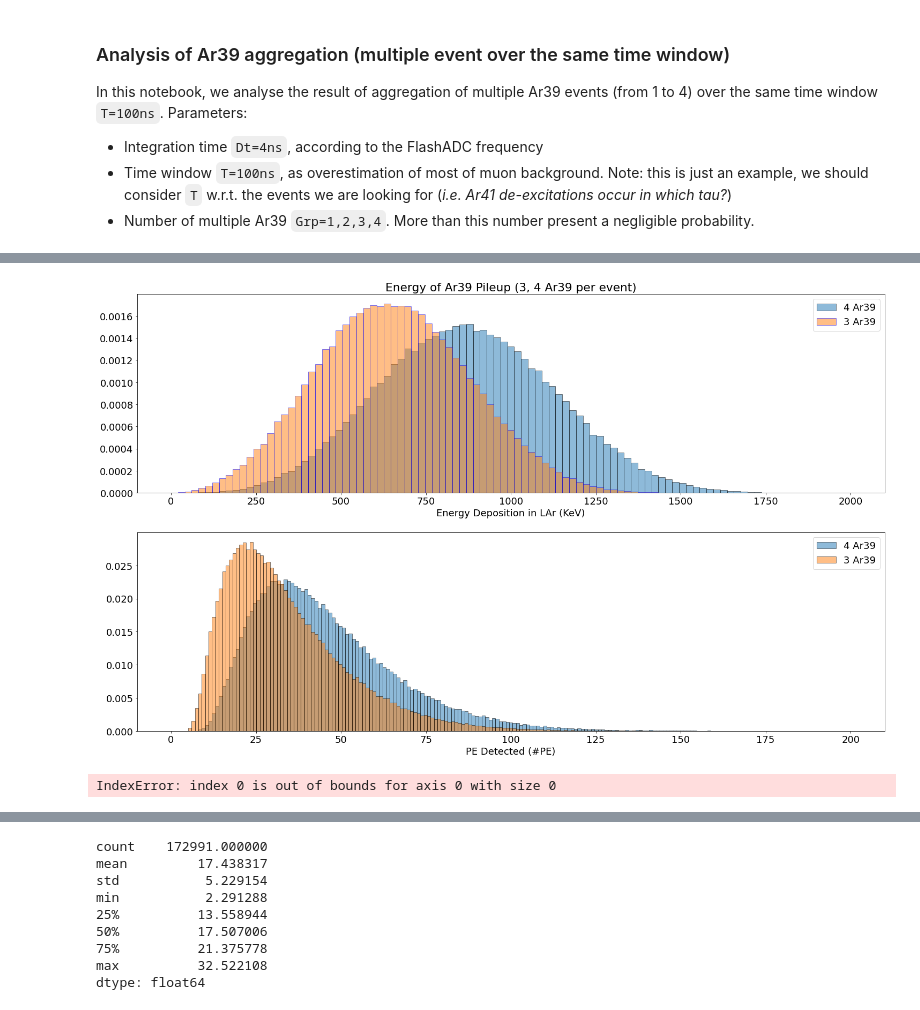
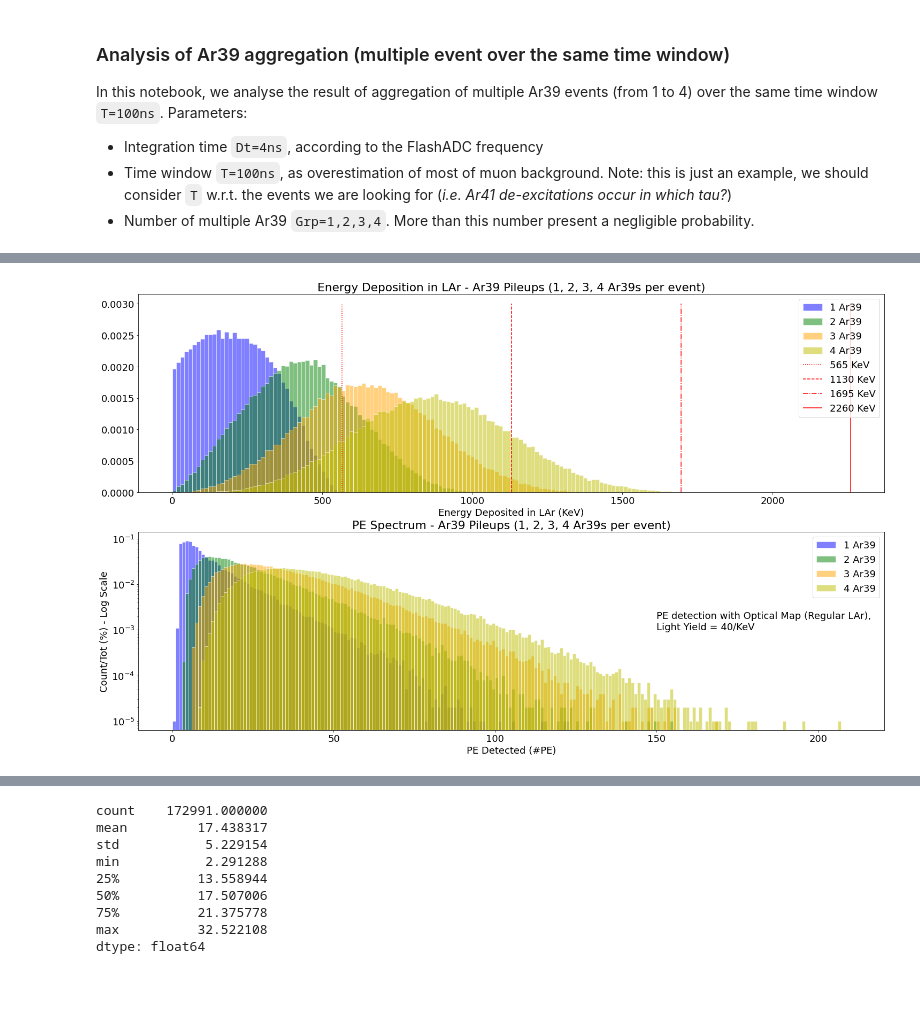
Before and after one commit to luigiberducci/ML4NP, a Jupyter notebook: Notebooks/ComparisonAr39Pileups/analysis_pileups_1_2_3_4_ar39_over_100ns.ipynb, the cells around one changed output, grey strips where cells are left out. Cells and saved outputs as stored; diff of their text form; code cells hidden in the pictures.

```diff
--- a/Notebooks/ComparisonAr39Pileups/analysis_pileups_1_2_3_4_ar39_over_100ns.ipynb
+++ b/Notebooks/ComparisonAr39Pileups/analysis_pileups_1_2_3_4_ar39_over_100ns.ipynb
@@ -64,24 +56,0 @@ groupby_event_df3 = df3.groupby("eventnumber").sum()
-# %%
-plt.subplot(2,1,1)
-plt.title("Energy of Ar39 Pileup (3, 4 Ar39 per event)")
-bins = np.linspace(0, 2000, 100)
-plt.hist(groupby_event_df4.energydeposition, bins=bins, label="4 Ar39", density=True, edgecolor='k', alpha=0.5)
-plt.hist(groupby_event_df3.energydeposition, bins=bins, label="3 Ar39", density=True, edgecolor='b', alpha=0.5)
-plt.xlabel("Energy Deposition in LAr (KeV)")
-plt.legend()
-
-plt.subplot(2,1,2)
-bins = np.linspace(0, 200, 200)
-plt.hist(groupby_event_df4.pedetected, bins=bins, label="4 Ar39", density=True, edgecolor='k', alpha=0.5)
-plt.hist(groupby_event_df3.pedetected, bins=bins, label="3 Ar39", density=True, edgecolor='k', alpha=0.5)
-plt.xlabel("PE Detected (#PE)")
-plt.legend()
-plt.show()
-# %% [output]
-[figure, removed]
-# %%
-#TODO: iterrows, for each row pick min max index of active slice (#ops > 0)
-#then, compute difference between the min of minimums, and max of maximum
-np.nonzero([df.iloc[0, 3:]])[1][0]
-# %% [output]
-IndexError: index 0 is out of bounds for axis 0 with size 0
@@ -90,0 +57,33 @@ std_event_df4 = groupby_event_df4.apply(lambda row: np.std(np.nonzero([row[2:]])
+# %%
+alpha=0.5
+ar39_max_energy = 565
+
+plt.subplot(2,1,1)
+plt.title("Energy Deposition in LAr - Ar39 Pileups (1, 2, 3, 4 Ar39s per event)")
+bins = np.linspace(0, 2000, 150)
+plt.hist(groupby_event_df1.energydeposition, bins=bins, label="1 Ar39", density=True, color='b', edgecolor='w', alpha=alpha)
+plt.hist(groupby_event_df2.energydeposition, bins=bins, label="2 Ar39", density=True, color='g', edgecolor='w', alpha=alpha)
+plt.hist(groupby_event_df3.energydeposition, bins=bins, label="3 Ar39", density=True, color='orange', edgecolor='w', alpha=alpha)
+plt.hist(groupby_event_df4.energydeposition, bins=bins, label="4 Ar39", density=True, color='y', edgecolor='w', alpha=alpha)
+plt.vlines(x=1 * ar39_max_energy, ymin=0, ymax=0.003, color='r', linestyles='dotted', label="{} KeV".format(ar39_max_energy))
+plt.vlines(x=2 * ar39_max_energy, ymin=0, ymax=0.003, color='r', linestyles='dashed', label="{} KeV".format(2*ar39_max_energy))
+plt.vlines(x=3 * ar39_max_energy, ymin=0, ymax=0.003, color='r', linestyles='dashdot', label="{} KeV".format(3*ar39_max_energy))
+plt.vlines(x=4 * ar39_max_energy, ymin=0, ymax=0.003, color='r', linestyles='solid', label="{} KeV".format(4*ar39_max_energy))
+plt.xlabel("Energy Deposited in LAr (KeV)")
+plt.legend()
+
+plt.subplot(2,1,2)
+bins = np.linspace(0, 210, 211)
+plt.hist(groupby_event_df1.pedetected, bins=bins, label="1 Ar39", density=True, color='b', edgecolor='w', alpha=alpha)
+plt.hist(groupby_event_df2.pedetected, bins=bins, label="2 Ar39", density=True, color='g', edgecolor='w', alpha=alpha)
+plt.hist(groupby_event_df3.pedetected, bins=bins, label="3 Ar39", density=True, color='orange', edgecolor='w', alpha=alpha)
+plt.hist(groupby_event_df4.pedetected, bins=bins, label="4 Ar39", density=True, color='y', edgecolor='w', alpha=alpha)
+plt.title("PE Spectrum - Ar39 Pileups (1, 2, 3, 4 Ar39s per event)")
+plt.xlabel("PE Detected (#PE)")
+plt.ylabel("Count/Tot (%) - Log Scale")
+plt.yscale('log')
+plt.text(150, 0.001, "PE detection with Optical Map (Regular LAr),\nLight Yield = 40/KeV")
+plt.legend()
+plt.show()
+# %% [output]
+[figure, added]
```
Also changed, not shown: parts of 12 cells of this notebook, 11 other files.
